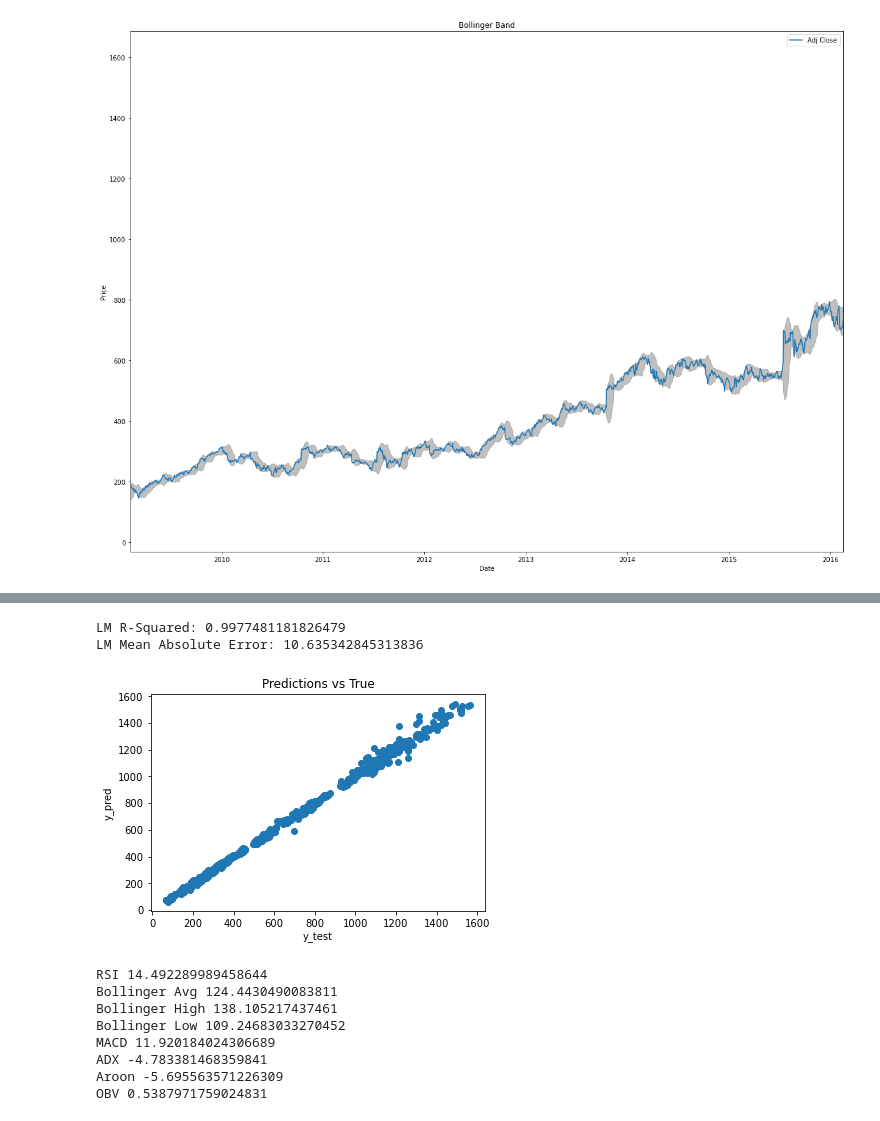
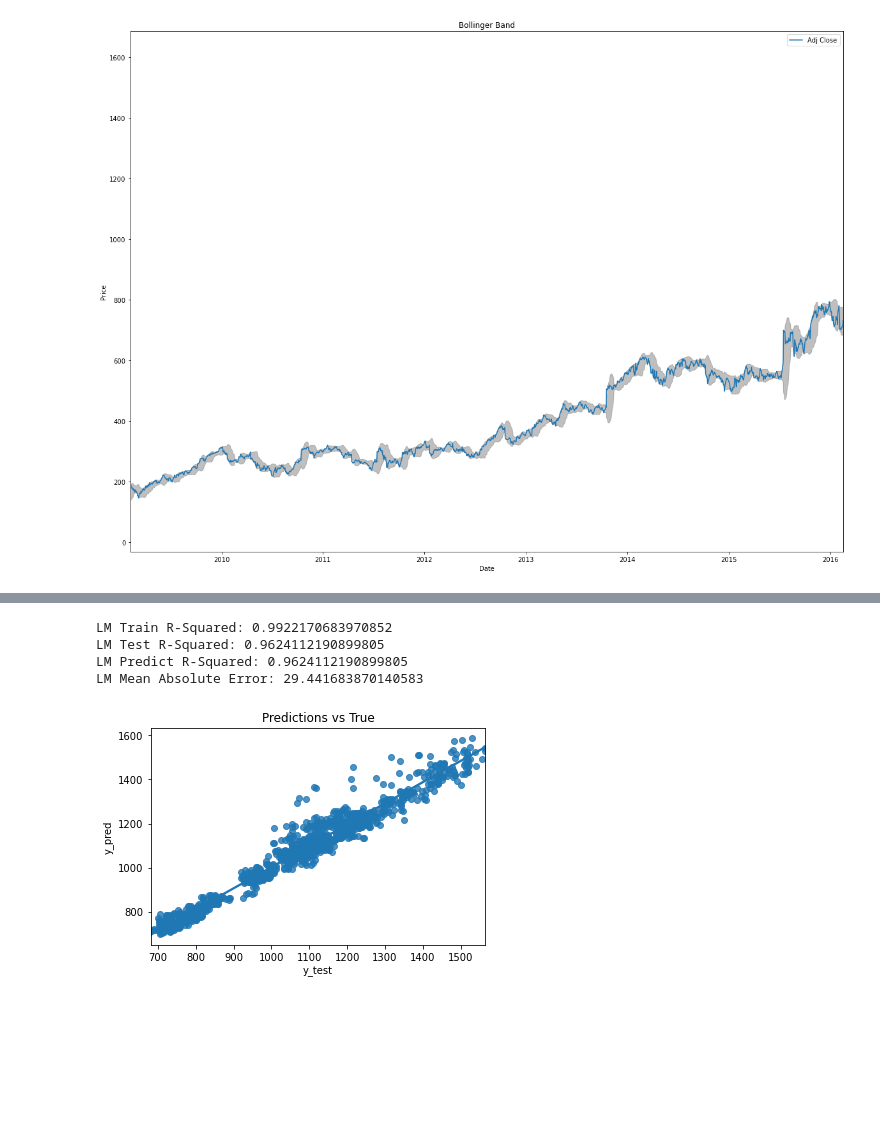
Before and after one commit to jcodedata13/Springboard, a Jupyter notebook: Capstone Two Project - Stock Prediction Time Series.ipynb, the cells around one changed output, grey strips where cells are left out. Saved outputs shown, nothing was run; the diff lists cells and outputs as text; code cells hidden in the pictures; blank space fills up the shorter version.

```diff
--- a/Capstone Two Project - Stock Prediction Time Series.ipynb
+++ b/Capstone Two Project - Stock Prediction Time Series.ipynb
@@ -84,3 +149,23 @@ df['OBV'] = on_balance_volume_indicator.on_balance_volume()
+# %%
+on_balance_volume_indicator = OnBalanceVolumeIndicator(close=df['Adj Close'],volume=df['Volume'])
+acc_dist_indicator_indicator = AccDistIndexIndicator(high=df['High'],low=df['Low'],close=df['Adj Close'],volume=df['Volume'])
+chaikin_money_flow_indicator = ChaikinMoneyFlowIndicator(high=df['High'],low=df['Low'],close=df['Adj Close'],volume=df['Volume'])
+ease_movement_indicator = EaseOfMovementIndicator(high=df['High'],low=df['Low'],volume=df['Volume'])
+rorce_index_indicator = ForceIndexIndicator(close=df['Adj Close'],volume=df['Volume'])
+mfi_indicator = MFIIndicator(high=df['High'],low=df['Low'],close=df['Adj Close'],volume=df['Volume'])
+nvi_indicator = NegativeVolumeIndexIndicator(close=df['Adj Close'],volume=df['Volume'])
+vpt_indicator = VolumePriceTrendIndicator(close=df['Adj Close'],volume=df['Volume'])
+vwap_indicator = VolumeWeightedAveragePrice(high=df['High'],low=df['Low'],close=df['Adj Close'],volume=df['Volume'])
+# %%
+df['OBV'] = on_balance_volume_indicator.on_balance_volume()
+df['ADI'] = acc_dist_indicator_indicator.acc_dist_index()
+df['CMF'] = chaikin_money_flow_indicator.chaikin_money_flow()
+df['EoM'] = ease_movement_indicator.ease_of_movement()
+df['FI'] = rorce_index_indicator.force_index()
+df['MFI'] = mfi_indicator.money_flow_index()
+df['NVI'] = nvi_indicator.negative_volume_index()
+df['VPT'] = vpt_indicator.volume_price_trend()
+df['VWAP'] = vwap_indicator.volume_weighted_average_price()
 # %%
 df.tail()
 # %% [output]
@@ -114,7 +201,7 @@ ax.legend()
 [figure]
 # %%
 #We will be predicting the next day price. We are shifting the data by 1 day
-df['Adj Close Shift'] = df['Adj Close'].shift(-1)
+df['Adj Close Shift'] = df['Adj Close'].shift(-5)
 df.dropna(inplace=True)
 # %%
 #Checking data before we split it into training and testing
@@ -157,3 +248,11 @@ X_train, X_test, y_train, y_test = train_test_split(X,y,test_size=.3)
+# %%
+#Spliting the dta into training and testing
+X = df.drop(columns=['Adj Close Shift','Adj Close','Open','High','Low','Close','Volume'])
+y = df['Adj Close Shift']
+X_train = X[:int(X.shape[0]*0.7)]
+X_test = X[int(X.shape[0]*0.7):]
+y_train = y[:int(X.shape[0]*0.7)]
+y_test = y[int(X.shape[0]*0.7):]
 # %%
 X_train_columns= X_train.columns
 X_train_columns
@@ -168,36 +273,30 @@ scaler = StandardScaler().fit(X_train)
 X_train = scaler.transform(X_train)
 X_test = scaler.transform(X_test)
 # %%
+#OLS Linear Model
 from sklearn import linear_model
 from sklearn.metrics import r2_score, mean_absolute_error
-rModel = linear_model.LinearRegression(normalize=True)
+rModel = linear_model.LinearRegression()
 rModel.fit(X_train,y_train)
 y_pred = rModel.predict(X_test)
 #R-Squared coefficent
-lm_r2score_test = r2_score(y_test,y_pred)
-print('LM R-Squared:',lm_r2score_test)
+train_score = rModel.score(X_train,y_train)
+test_score = rModel.score(X_test,y_test)
+lm_r2score = r2_score(y_test,y_pred)
+print('LM Train R-Squared:',train_score)
+print('LM Test R-Squared:',test_score)
+print('LM Predict R-Squared:',lm_r2score)
 #check to see how prediction repersnt true results
-plt.scatter(y_test,y_pred)
+#plt.scatter(y_test,y_pred)
+sns.regplot(x=y_test,y=y_pred)
 plt.title('Predictions vs True')
 plt.xlabel('y_test')
 plt.ylabel('y_pred')
 lm_mean_abs_error = mean_absolute_error(y_test,y_pred)
 print('LM Mean Absolute Error:',lm_mean_abs_error)
 # %% [output]
-LM R-Squared: 0.9977481181826479
-LM Mean Absolute Error: 10.635342845313836
+LM Train R-Squared: 0.9922170683970852
+LM Test R-Squared: 0.9624112190899805
+LM Predict R-Squared: 0.9624112190899805
+LM Mean Absolute Error: 29.441683870140583
-[figure, old version]
+[figure, new version]
-# %%
-imp = rModel.coef_
-
-for x ,y in zip(imp,X_train_columns):
-    print (y ,x)
-# %% [output]
-RSI 14.492289989458644
-Bollinger Avg 124.4430490083811
-Bollinger High 138.105217437461
-Bollinger Low 109.24683033270452
-MACD 11.920184024306689
-ADX -4.783381468359841
-Aroon -5.695563571226309
-OBV 0.5387971759024831
```
Also changed, not shown: parts of 25 cells of this notebook.
